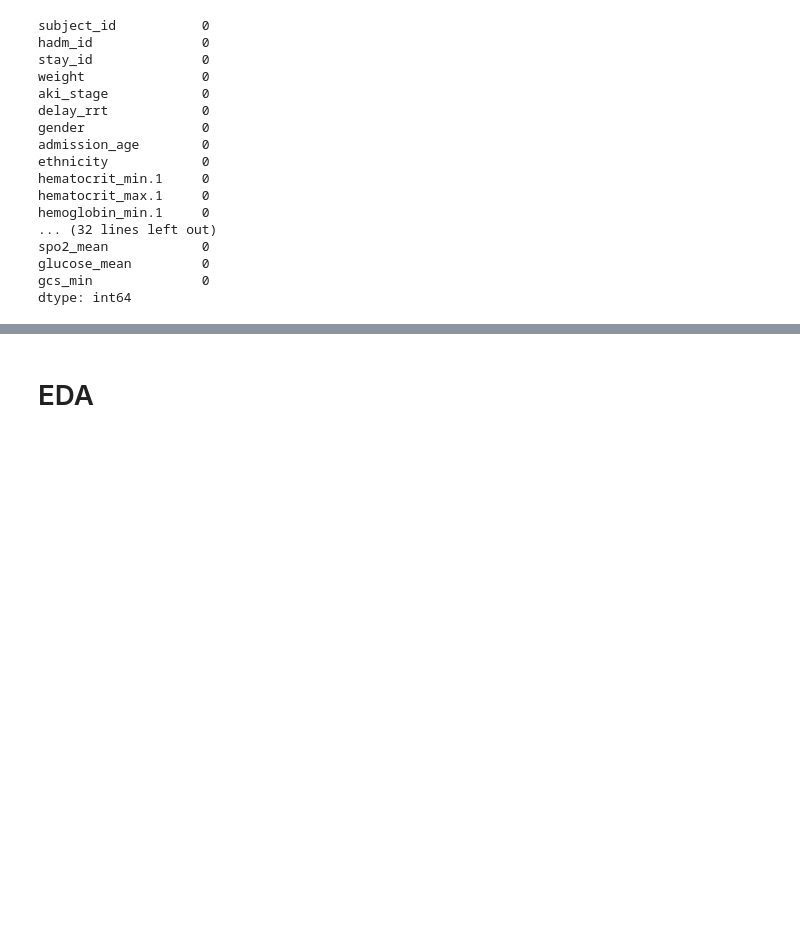
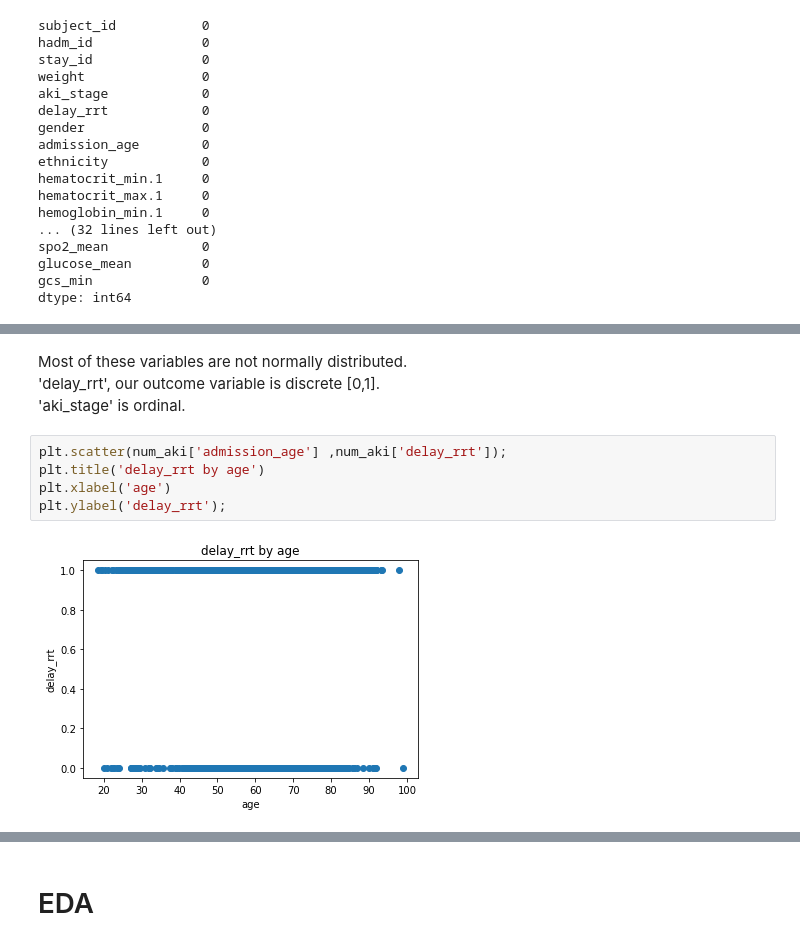
Before and after one commit to doscsy12/AKI_rrt, a Jupyter notebook: data_cleaning_EDA.ipynb, the cells around one changed output, grey strips where cells are left out. Cells and saved outputs as stored; diff of their text form; blank space fills up the shorter version.

```diff
--- a/data_cleaning_EDA.ipynb
+++ b/data_cleaning_EDA.ipynb
@@ -284,0 +502,11 @@ dtype: int64
+# %% [markdown]
+Most of these variables are not normally distributed.
+<br>'delay_rrt', our outcome variable is discrete [0,1].
+<br> 'aki_stage' is ordinal.
+# %%
+plt.scatter(num_aki['admission_age'] ,num_aki['delay_rrt']);
+plt.title('delay_rrt by age')
+plt.xlabel('age')
+plt.ylabel('delay_rrt');
+# %% [output]
+[figure, added]
```
Also changed, not shown: parts of 54 cells of this notebook.
